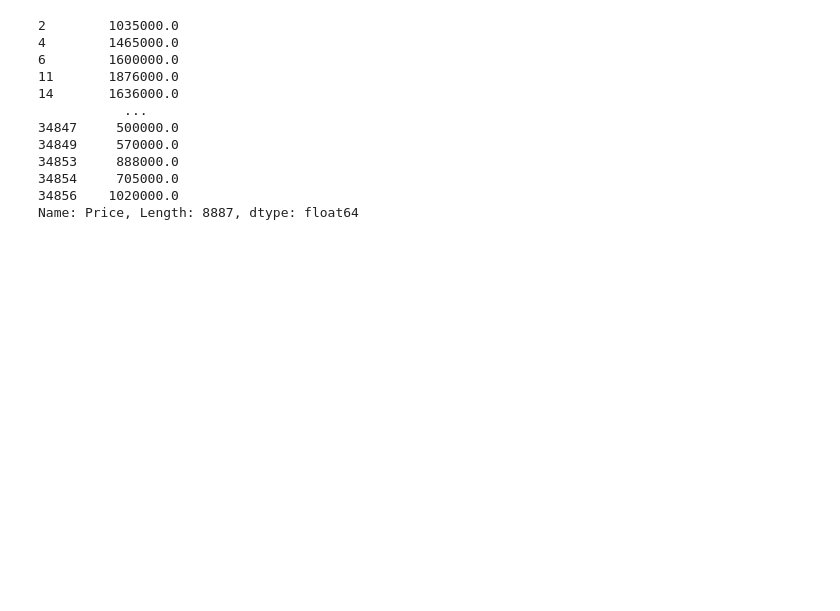
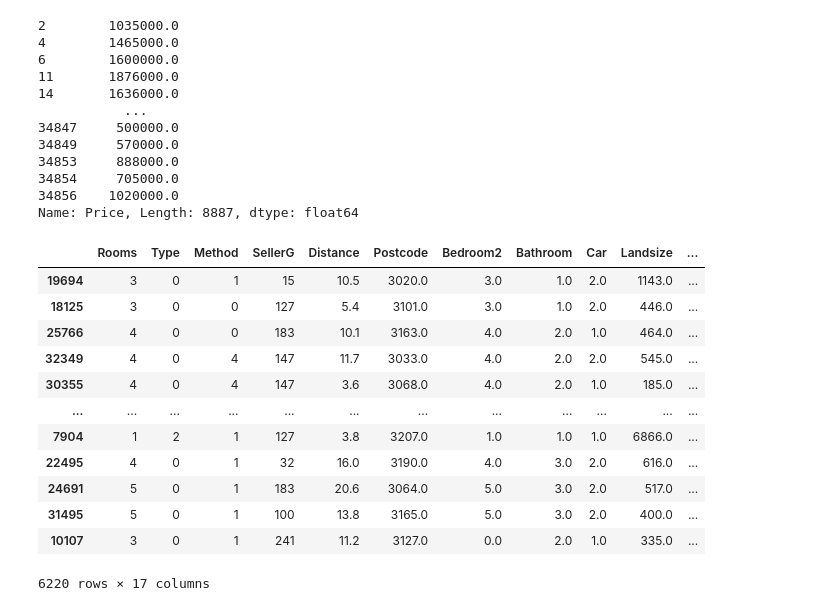
Before and after one commit to Abhinxvsharma/GenAI, a Jupyter notebook: ML/1-feature_engineering.ipynb, the cells around one changed output. Saved outputs shown, nothing was run; the diff lists cells and outputs as text; code cells hidden in the pictures; blank space fills up the shorter version.

```diff
--- a/ML/feature_engineering.ipynb
+++ b/ML/1-feature_engineering.ipynb
@@ -276,3 +276,23 @@ y
 34854     705000.0
 34856    1020000.0
 Name: Price, Length: 8887, dtype: float64
+# %%
+from sklearn.model_selection import train_test_split
+
+x_train,x_test,y_train,y_test=train_test_split(x,y,test_size=0.3)
+# %%
+x_train
+# %% [output]
+|  | Rooms | Type | Method | SellerG | Distance | Postcode | Bedroom2 | Bathroom | Car | Landsize | ... |
+| 19694 | 3 | 0 | 1 | 15 | 10.5 | 3020.0 | 3.0 | 1.0 | 2.0 | 1143.0 | ... |
+| 18125 | 3 | 0 | 0 | 127 | 5.4 | 3101.0 | 3.0 | 1.0 | 2.0 | 446.0 | ... |
+| 25766 | 4 | 0 | 0 | 183 | 10.1 | 3163.0 | 4.0 | 2.0 | 1.0 | 464.0 | ... |
+| 32349 | 4 | 0 | 4 | 147 | 11.7 | 3033.0 | 4.0 | 2.0 | 2.0 | 545.0 | ... |
+| 30355 | 4 | 0 | 4 | 147 | 3.6 | 3068.0 | 4.0 | 2.0 | 1.0 | 185.0 | ... |
+| ... | ... | ... | ... | ... | ... | ... | ... | ... | ... | ... | ... |
+| 7904 | 1 | 2 | 1 | 127 | 3.8 | 3207.0 | 1.0 | 1.0 | 1.0 | 6866.0 | ... |
+| 22495 | 4 | 0 | 1 | 32 | 16.0 | 3190.0 | 4.0 | 3.0 | 2.0 | 616.0 | ... |
+| 24691 | 5 | 0 | 1 | 183 | 20.6 | 3064.0 | 5.0 | 3.0 | 2.0 | 517.0 | ... |
+| 31495 | 5 | 0 | 1 | 100 | 13.8 | 3165.0 | 5.0 | 3.0 | 2.0 | 400.0 | ... |
+| 10107 | 3 | 0 | 1 | 241 | 11.2 | 3127.0 | 0.0 | 2.0 | 1.0 | 335.0 | ... |
+6220 rows × 17 columns
```
Also changed, not shown: parts of 1 cell of this notebook.
